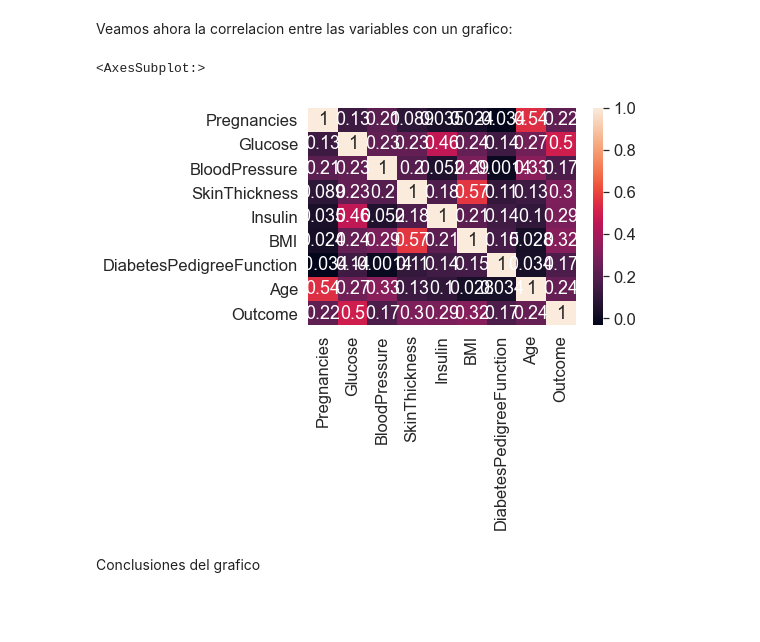
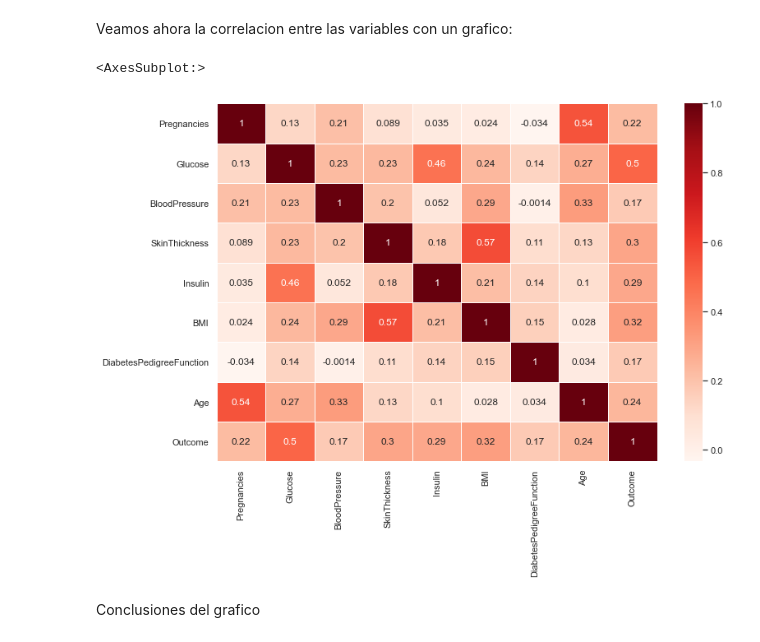
Before and after one commit to scheinpablo/TP1Redes, a Jupyter notebook: Ejercicio2/main.ipynb, the cells around one changed output. Cells and saved outputs as stored; diff of their text form; code cells hidden in the pictures; blank space fills up the shorter version.

```diff
--- a/Ejercicio2/main.ipynb
+++ b/Ejercicio2/main.ipynb
@@ -270,11 +270,12 @@ Para realizar el gráfico es necesario importar la libreria seaborn
 import seaborn as sns
 # %% [markdown]
 Veamos ahora la correlacion entre las variables con un grafico:
-# %%
-sns.heatmap(correlation,annot = True)
-# %% [output]
-<AxesSubplot:>
-[figure, removed]
+# %%
+sns.set(rc={'figure.figsize':(12,8)})
+sns.heatmap(correlation,annot = True, linewidth=1, linecolor='w', cmap="Reds")
+# %% [output]
+<AxesSubplot:>
+[figure, added]
 # %% [markdown]
 Conclusiones del grafico
 # %% [markdown]
```
Also changed, not shown: parts of 7 cells of this notebook.
